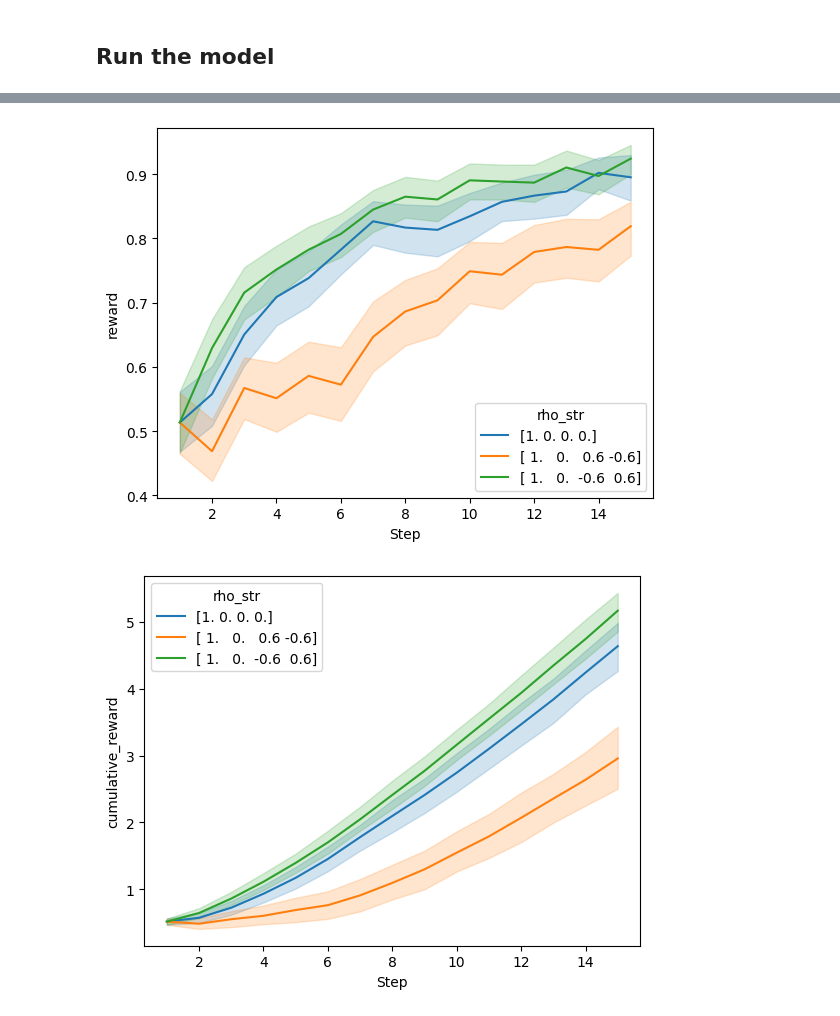
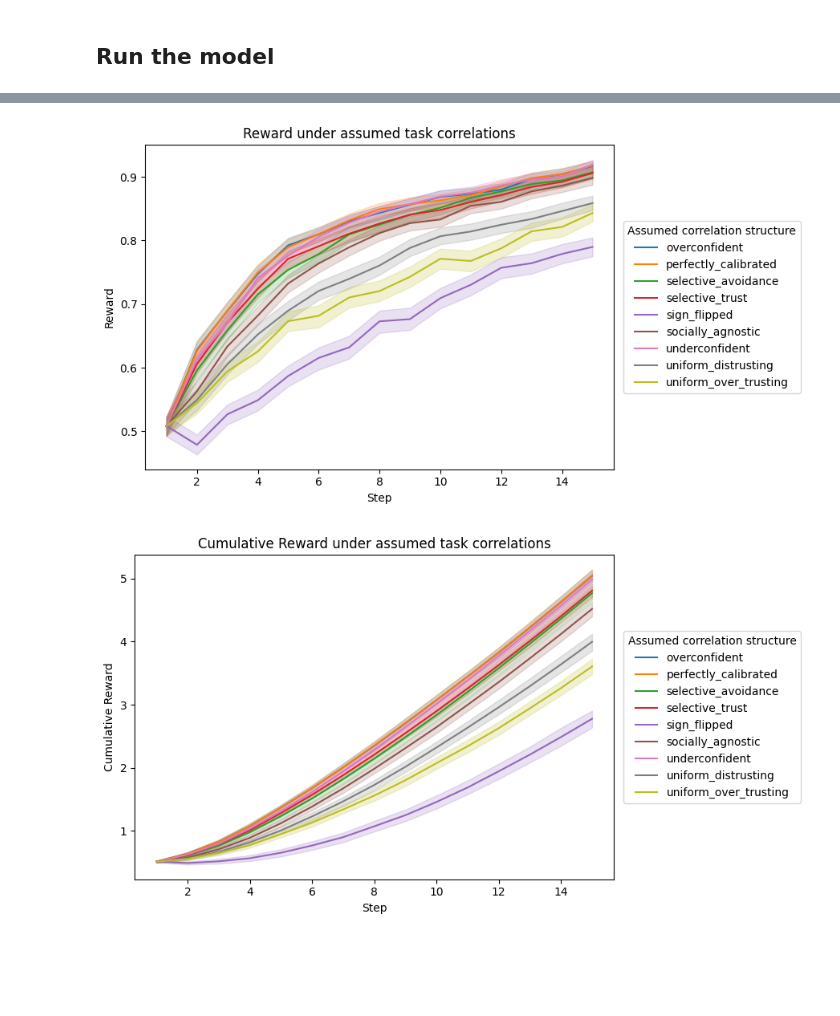
Before and after one commit to vagechirkov/Spatial-MAB-ABM, a Jupyter notebook: abm/2soc2gen.ipynb, the cells around one changed output, grey strips where cells are left out. Saved outputs shown, nothing was run; the diff lists cells and outputs as text; code cells hidden in the pictures; blank space fills up the shorter version.

```diff
--- a/abm/2soc2gen.ipynb
+++ b/abm/2soc2gen.ipynb
@@ -142,22 +168,35 @@ batch_results.head()
-# %%
-batch_results['rho_str'] = [str(l) for l in batch_results['rho'].to_list()]
-# %%
-sns.lineplot(batch_results[batch_results.model_type == "SG-ICM"],
-             x="Step",
-             y="reward",
-             hue="rho_str",
-             # hue_order=["[ 1.   0.  -0.6  0.6]", "[1. 0. 0. 0.]", "[ 1.   0.  0.6 -0.6]"]
-             )
-plt.show()
-# %% [output]
-[figure, removed]
-# %%
-sns.lineplot(batch_results[batch_results.model_type == "SG-ICM"],
-             x="Step",
-             y="cumulative_reward",
-             hue="rho_str",
-             # hue_order=["[ 1.   0.  -0.6  0.6]", "[1. 0. 0. 0.]", "[ 1.   0.5  0.6 -0.6]"]
-             )
-plt.show()
-# %% [output]
-[figure, removed]
+# %%
+def plot_reward(df, y_col="reward", keep_labels=None, figsize=(9, 5)):
+    plot_df = df[df.model_type == "SG-ICM"].copy()
+    if keep_labels:
+        plot_df = plot_df[plot_df["rho_label"].isin(keep_labels)]
+        hue_order = keep_labels
+    else:
+        hue_order = sorted(plot_df["rho_label"].unique())
+
+    fig, ax = plt.subplots(figsize=figsize)
+    sns.lineplot(
+        data=plot_df,
+        x="Step",
+        y=y_col,
+        hue="rho_label",
+        hue_order=hue_order,
+        ax=ax,
+    )
+    ax.set_title(f"{y_col.replace('_', ' ').title()} under assumed task correlations")
+    ax.set_xlabel("Step")
+    ax.set_ylabel(y_col.replace("_", " ").title())
+    ax.legend(
+        title="Assumed correlation structure",
+        bbox_to_anchor=(1.02, 0.5), loc="center left",
+        borderaxespad=0,
+    )
+    plt.tight_layout()
+    plt.show()
+# %%
+# All lines:
+plot_reward(batch_results, y_col="reward")
+plot_reward(batch_results, y_col="cumulative_reward")
+# %% [output]
+[figure, added]
+[figure, added]
```
Also changed, not shown: parts of 9 cells of this notebook, 1 other file.
